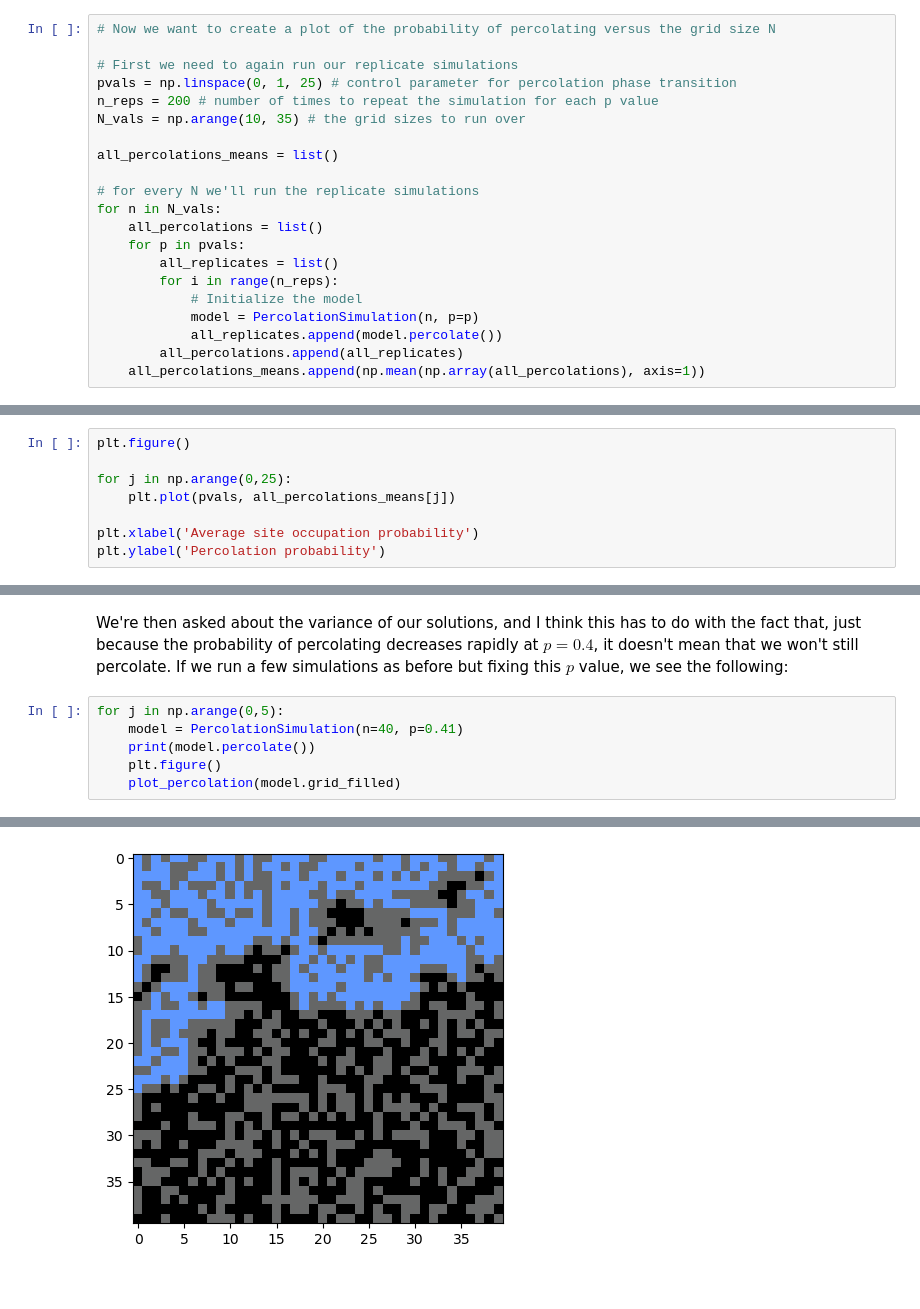
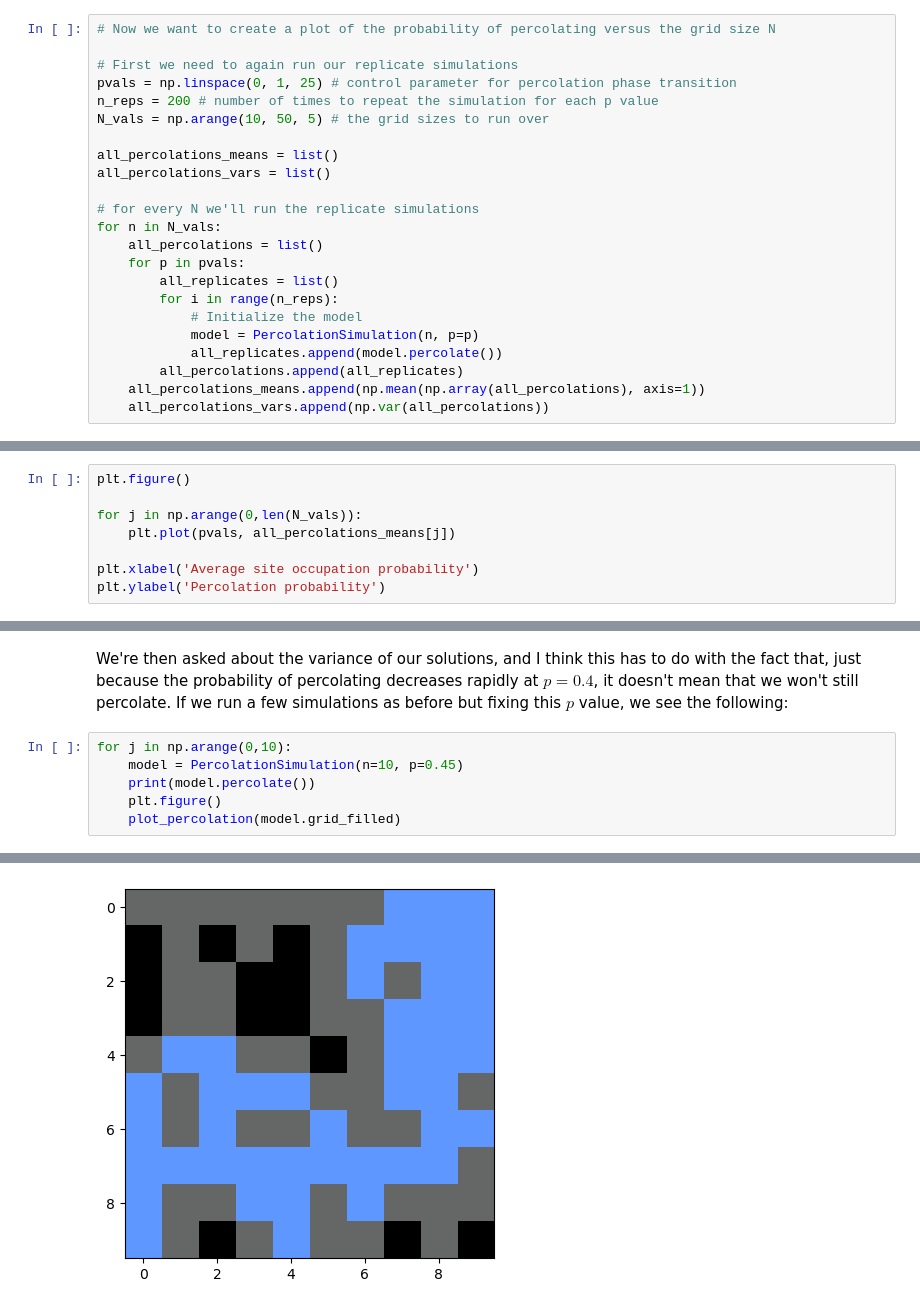
Before and after one commit to swilliamson7/comp_physics_sw, a Jupyter notebook: hw/hw1_solutions_sw.ipynb, the cells around one changed output, grey strips where cells are left out. Drawn from its saved outputs; the diff is of its cells as text.

```diff
--- a/hw/hw1_solutions_sw.ipynb
+++ b/hw/hw1_solutions_sw.ipynb
@@ -412,9 +409,10 @@ First we create the replicate simulations using William's code. The way I'm doin
 # First we need to again run our replicate simulations
 pvals = np.linspace(0, 1, 25) # control parameter for percolation phase transition
 n_reps = 200 # number of times to repeat the simulation for each p value
-N_vals = np.arange(10, 35) # the grid sizes to run over
+N_vals = np.arange(10, 50, 5) # the grid sizes to run over
 
 all_percolations_means = list()
+all_percolations_vars = list()
 
 # for every N we'll run the replicate simulations
 for n in N_vals:
@@ -427,3 +425,4 @@ for n in N_vals:
             all_replicates.append(model.percolate())
         all_percolations.append(all_replicates)
     all_percolations_means.append(np.mean(np.array(all_percolations), axis=1))
+    all_percolations_vars.append(np.var(all_percolations))
@@ -450,7 +431,7 @@ Now we've run the simulations, we can again look at the percolation probability
 # %%
 plt.figure()
 
-for j in np.arange(0,25):
+for j in np.arange(0,len(N_vals)):
     plt.plot(pvals, all_percolations_means[j])
 
 plt.xlabel('Average site occupation probability')
@@ -472,8 +453,8 @@ Text(0.5, 1.0, 'N = 35')
 # %% [markdown]
 We're then asked about the variance of our solutions, and I think this has to do with the fact that, just because the probability of percolating decreases rapidly at $p = 0.4$, it doesn't mean that we won't still percolate. If we run a few simulations as before but fixing this $p$ value, we see the following:
 # %%
-for j in np.arange(0,5):
-    model = PercolationSimulation(n=40, p=0.41)
+for j in np.arange(0,10):
+    model = PercolationSimulation(n=10, p=0.45)
     print(model.percolate())
     plt.figure()
     plot_percolation(model.grid_filled)
@@ -484,3 +470,3 @@ for j in np.arange(0,5):
 1
 0
-[figure, old version]
+[figure, new version]
```
Also changed, not shown: parts of 10 cells of this notebook.
